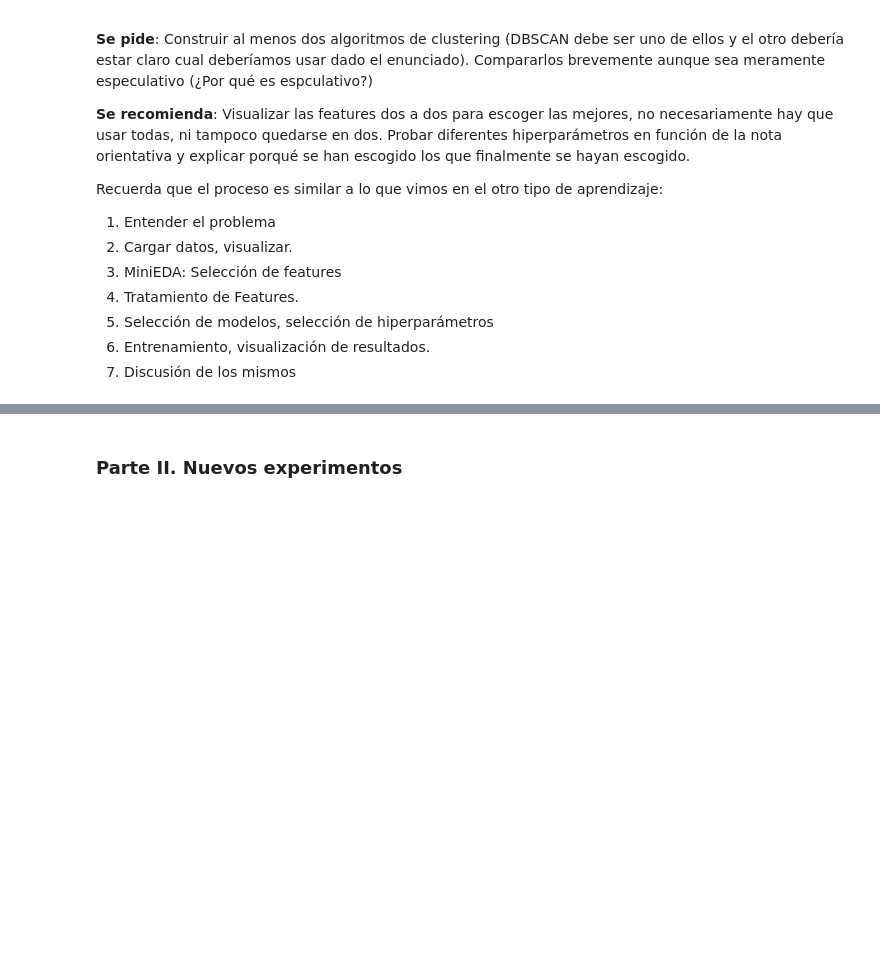
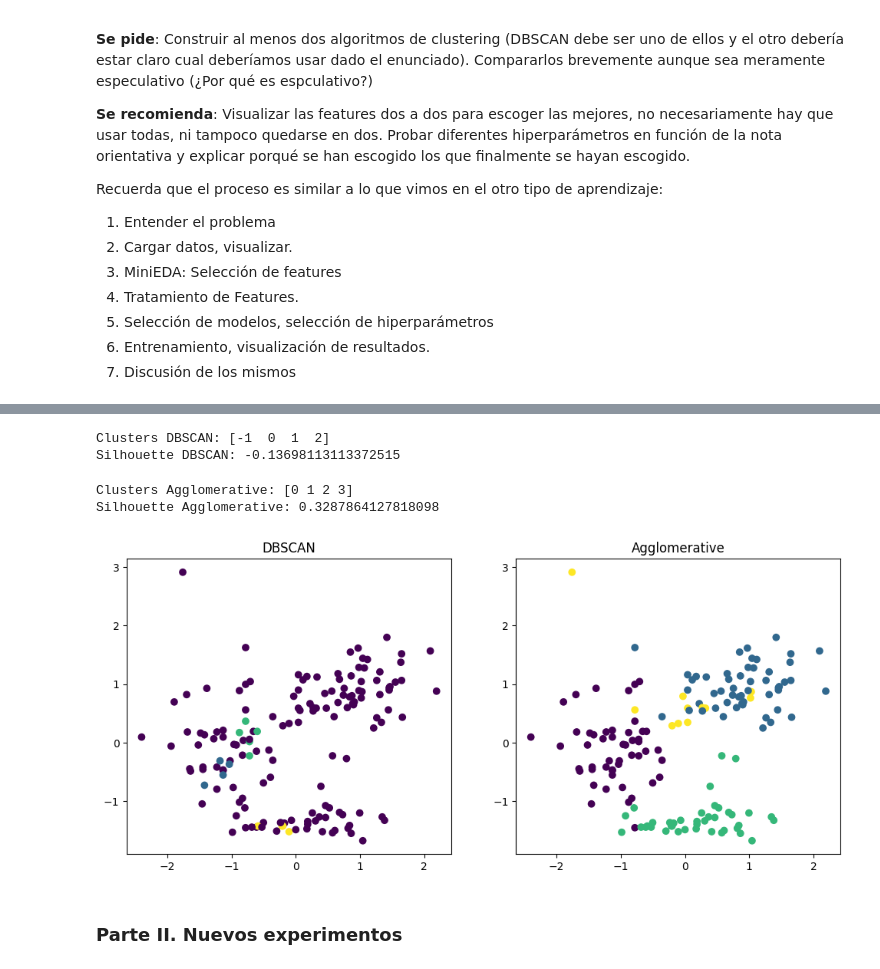
Before and after one commit to jorgemd2698/ONLINE_DS_THEBRIDGE_JorgeMartinezDelgado, a Jupyter notebook: Sprint_13_Resuelto/Unidad_02_ML_No_Supervisado_Clustering_DBSCAN/03_Practica_Obligatoria/18_Practica_Obligatoria_Clustering_DBSCAN.ipynb, the cells around one changed output, grey strips where cells are left out. Saved outputs shown, nothing was run; the diff lists cells and outputs as text; code cells hidden in the pictures; blank space fills up the shorter version.

```diff
--- a/Sprint_13_Resuelto/Unidad_02_ML_No_Supervisado_Clustering_DBSCAN/03_Practica_Obligatoria/18_Practica_Obligatoria_Clustering_DBSCAN.ipynb
+++ b/Sprint_13_Resuelto/Unidad_02_ML_No_Supervisado_Clustering_DBSCAN/03_Practica_Obligatoria/18_Practica_Obligatoria_Clustering_DBSCAN.ipynb
@@ -76,3 +105,35 @@ Recuerda que el proceso es similar a lo que vimos en el otro tipo de aprendizaje
+# %%
+dbscan = DBSCAN(eps=0.5, min_samples=4)
+labels_db = dbscan.fit_predict(X)
+
+print("Clusters DBSCAN:", np.unique(labels_db))
+print("Silhouette DBSCAN:", silhouette_score(X, labels_db))
+# %% [output]
+Clusters DBSCAN: [-1  0  1  2]
+Silhouette DBSCAN: -0.13698113113372515
+# %%
+agg = AgglomerativeClustering(n_clusters=4, linkage="ward")
+labels_agg = agg.fit_predict(X)
+
+print("Clusters Agglomerative:", np.unique(labels_agg))
+print("Silhouette Agglomerative:", silhouette_score(X, labels_agg))
+# %% [output]
+Clusters Agglomerative: [0 1 2 3]
+Silhouette Agglomerative: 0.3287864127818098
+# %%
+plt.figure(figsize=(12,5))
+
+plt.subplot(1,2,1)
+plt.scatter(X[:,0], X[:,2], c=labels_db)
+plt.title("DBSCAN")
+
+plt.subplot(1,2,2)
+plt.scatter(X[:,0], X[:,2], c=labels_agg)
+plt.title("Agglomerative")
+
+plt.show()
+# %% [output]
+[figure, added]
 # %% [markdown]
 ### Parte II. Nuevos experimentos
 # %% [markdown]
```
Also changed, not shown: parts of 16 cells of this notebook, 7 other files.
